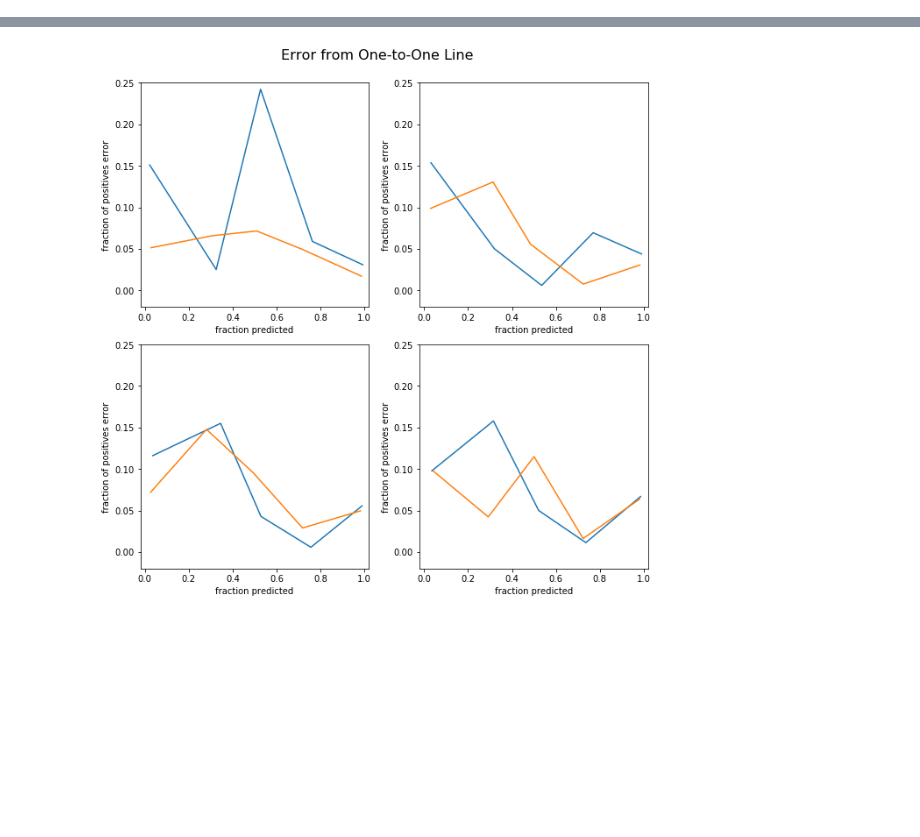
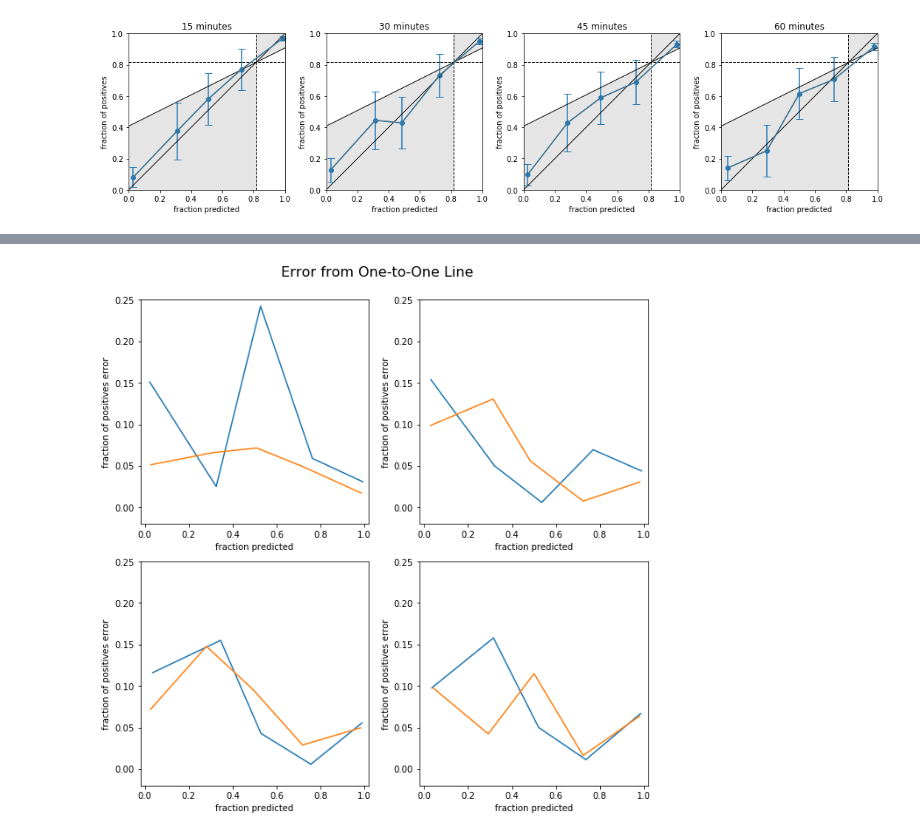
Before and after one commit to smckinley12/Forecasting, a Jupyter notebook: reliability_weighted.ipynb, the cells around one changed output, grey strips where cells are left out. Saved outputs shown, nothing was run; the diff lists cells and outputs as text; code cells hidden in the pictures; blank space fills up the shorter version.

```diff
--- a/reliability_weighted.ipynb
+++ b/reliability_weighted.ipynb
@@ -86 +102,69 @@ plt.show()
+# %%
+plt.rcParams['figure.figsize'] = [15, 9]
+obar = 0.815 # similar obar for all outlook times
+
+xmin = 0
+ymin = xmin
+xmax = 1
+ymax = xmax
+x = [xmin,xmax]
+y = [ymin,ymax]
+nsy = [obar/2,(1+obar)/2]
+rows = 1; cols = 4;
+fig,axarr = plt.subplots(rows,cols)
+for r in range(rows):
+    for c in range(cols):
+        axarr[c].set_aspect('equal','box')
+        axarr[c].axis([xmin,xmax,ymin,ymax])
+        axarr[c].plot(x,y,c='k',lw=1)
+        axarr[c].set_xlabel("fraction predicted")
+        axarr[c].set_ylabel("fraction of positives")
+        axarr[c].axhline(obar,ls='--',c='k',lw=1)
+        axarr[c].axvline(obar,ls='--',c='k',lw=1)
+        axarr[c].plot(x,nsy,c='k',lw=1)
+        axarr[c].fill_between([0,obar],0,[obar/2,obar],facecolor='k',alpha=0.1)
+        axarr[c].fill_between([obar,1],[obar,(1+obar)/2],1,facecolor='k',alpha=0.1)
+
+n = np.array([75,24,30,37,506])
+z = 1.96
+#err15 = 1.96*np.sqrt(ptrue15*(1-ptrue15)/n)
+#err30 = 1.96*np.sqrt(ptrue30*(1-ptrue30)/n)
+#err45 = 1.96*np.sqrt(ptrue45*(1-ptrue45)/n)
+#err60 = 1.96*np.sqrt(ptrue60*(1-ptrue60)/n)
+padj15 = ptrue15+(z*z)/(2*n)/(1+z*z/n)
+padj30 = ptrue30+(z*z)/(2*n)/(1+z*z/n)
+padj45 = ptrue45+(z*z)/(2*n)/(1+z*z/n)
+padj60 = ptrue60+(z*z)/(2*n)/(1+z*z/n)
+err15 = z*np.sqrt(ptrue15*(1-ptrue15)/n + z*z/(4*n*n))/(1+(z*z)/n)
+err30 = z*np.sqrt(ptrue30*(1-ptrue30)/n + z*z/(4*n*n))/(1+(z*z)/n)
+err45 = z*np.sqrt(ptrue45*(1-ptrue45)/n + z*z/(4*n*n))/(1+(z*z)/n)
+err60 = z*np.sqrt(ptrue60*(1-ptrue60)/n + z*z/(4*n*n))/(1+(z*z)/n)
+
+axarr[0].scatter(ppred15,ptrue15)
+axarr[0].errorbar(ppred15,ptrue15,err15,capsize=5)
+axarr[0].plot(ppred15,ptrue15)
+
+axarr[1].scatter(ppred30,ptrue30)
+axarr[1].errorbar(ppred30,ptrue30,err30,capsize=5)
+axarr[1].plot(ppred30,ptrue30)
+
+axarr[2].scatter(ppred45,ptrue45)
+axarr[2].errorbar(ppred45,ptrue45,err45,capsize=5)
+axarr[2].plot(ppred45,ptrue45)
+
+axarr[3].scatter(ppred60,ptrue60)
+axarr[3].errorbar(ppred60,ptrue60,err60,capsize=5)
+axarr[3].plot(ppred60,ptrue60)
+
+axarr[0].set_title("15 minutes")
+axarr[1].set_title("30 minutes")
+axarr[2].set_title("45 minutes")
+axarr[3].set_title("60 minutes")
+
+fig.tight_layout()
+#fig.suptitle("Reliability Curves",fontsize=16)
+fig.subplots_adjust(top=0.92)
+plt.show()
+# %% [output]
+[figure, added]
 # %%
```
Also changed, not shown: parts of 5 cells of this notebook, 9 other files.
